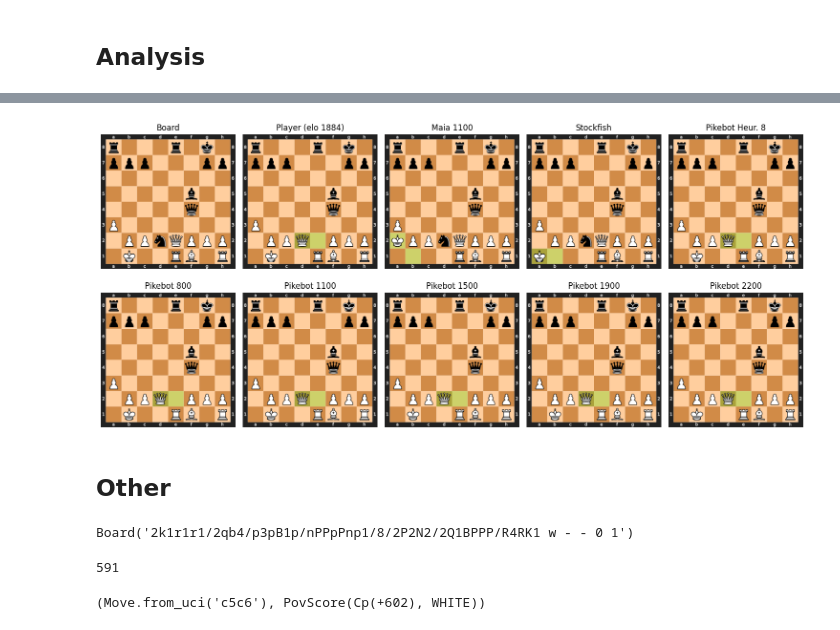
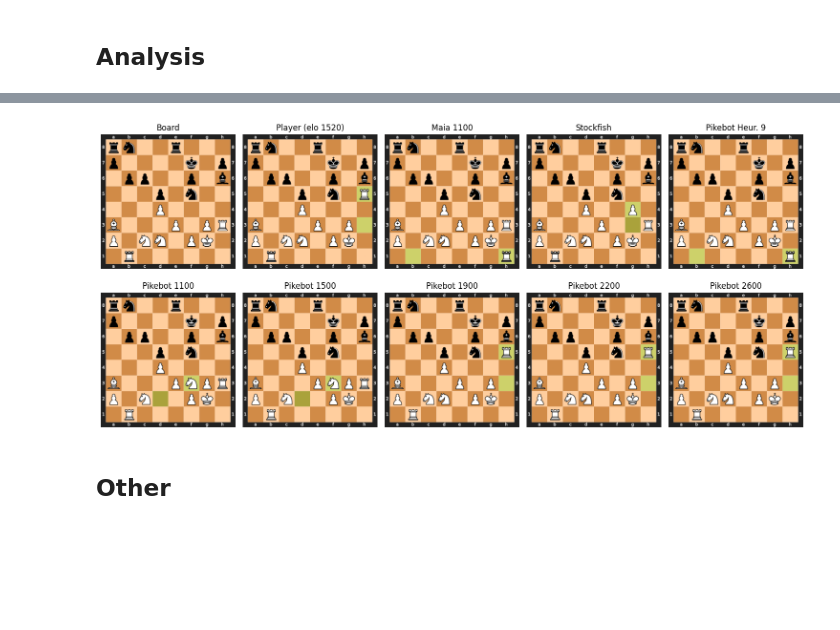
Before and after one commit to MatTheTab/PikeBot, a Jupyter notebook: evaluation/Test_PikeBot_model.ipynb, the cells around one changed output, grey strips where cells are left out. Drawn from its saved outputs; the diff is of its cells as text; code cells hidden in the pictures; blank space fills up the shorter version.

```diff
--- a/evaluation/Test_PikeBot_model.ipynb
+++ b/evaluation/Test_PikeBot_model.ipynb
@@ -221,7 +244,7 @@ def compare_moves(row, heuristic, size=300):
     :param row: DataFrame row.
     :param size: The size of each board in pixels (default is 300).
     """
-    elos = [800, 1100, 1500, 1900, 2200, 2600]
+    elos = [1100, 1500, 1900, 2200, 2600]
 
     # Create a list of boards
     board = chess.Board(row['board_fen'])
@@ -275,3 +298,11 @@ compare_moves(df_results.iloc[0], 8)
 # %%
 # Only one maia will be used since all results are the same for 2455 moves tested
 # print(f'Human vs stockfish matches: {(((df_results["maia_move_1100"] == df_results["maia_move_1500"]) & (df_results["maia_move_1500"] == df_results["maia_move_1900"]))).sum()}')
+# %%
+print("Total number of player moves within 3 most probable Pikebot evaluations for different elos:")
+for elo in elos:
+    c = df_results[df_results[f"position_of_player_move_in_pikebot_{elo}"] <= 3].shape[0]
+    print(f'{elo}: {c} ({c/df_results.shape[0] * 100:.2f}%)')
+
+print()
+print("Total number of moves evaluated", df_results.shape[0])
@@ -277,0 +319,8 @@ compare_moves(df_results.iloc[0], 8)
+# %%
+print("Total number of player moves within 5 most probable Pikebot evaluations for different elos:")
+for elo in elos:
+    c = df_results[df_results[f"position_of_player_move_in_pikebot_{elo}"] <= 5].shape[0]
+    print(f'{elo}: {c} ({c/df_results.shape[0] * 100:.2f}%)')
+
+print()
+print("Total number of moves evaluated", df_results.shape[0])
@@ -277,0 +337,5 @@ compare_moves(df_results.iloc[0], 8)
+# %%
+print("Mean position of player move in Pikebot evaluation for different elos:")
+for elo in elos:
+    df_results[f"player_move_relative_pos_{elo}"] = df_results[f"position_of_player_move_in_pikebot_{elo}"] / df_results["legal_move_num"]
+    print(f'{elo}: {df_results[f"player_move_relative_pos_{elo}"].mean()}')
@@ -364,8 +451,8 @@ maia_stockfish_different_matches[-1]
        dtype='int64'))
 # %%
-compare_moves(df_results.iloc[252], 8)
+compare_moves(df_results.iloc[602], 9)
 # %% [output]
-[figure, old version]
+[figure, new version]
 # %% [markdown]
 ## Other
 # %%
@@ -373,16 +460,10 @@ maiachess_fen = '2k1r1r1/2qb4/p3pB1p/nPPpPnp1/8/2P2N2/2Q1BPPP/R4RK1 w - - 0 1'
 # %%
-board = chess.Board(maiachess_fen)
-board
+# board = chess.Board(maiachess_fen)
+# board
-# %% [output]
-Board('2k1r1r1/2qb4/p3pB1p/nPPpPnp1/8/2P2N2/2Q1BPPP/R4RK1 w - - 0 1')
 # %%
-info = stockfish.analyse(board, chess.engine.Limit(time=0.1))
-info["score"].pov(color=chess.WHITE).score(mate_score=900)
+# info = stockfish.analyse(board, chess.engine.Limit(time=0.1))
+# info["score"].pov(color=chess.WHITE).score(mate_score=900)
-# %% [output]
-591
 # %%
-result = stockfish.play(board, chess.engine.Limit(time=0.1), info=2)
-result.move, result.info["score"]
+# result = stockfish.play(board, chess.engine.Limit(time=0.1), info=2)
+# result.move, result.info["score"]
-# %% [output]
-(Move.from_uci('c5c6'), PovScore(Cp(+602), WHITE))
 # %%
```
Also changed, not shown: parts of 20 cells of this notebook.
